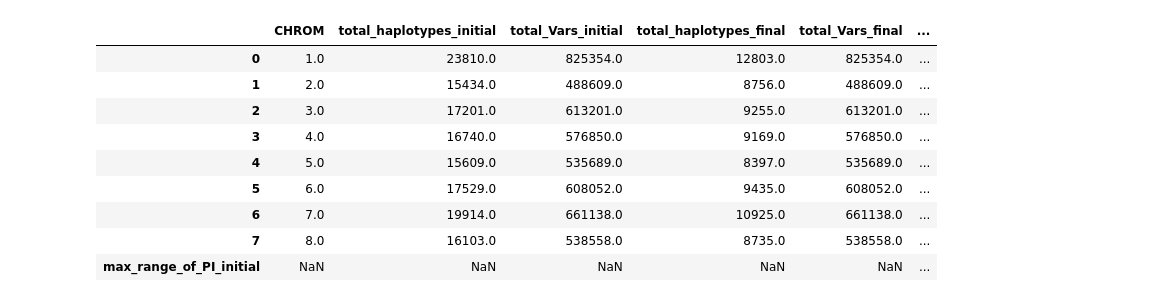
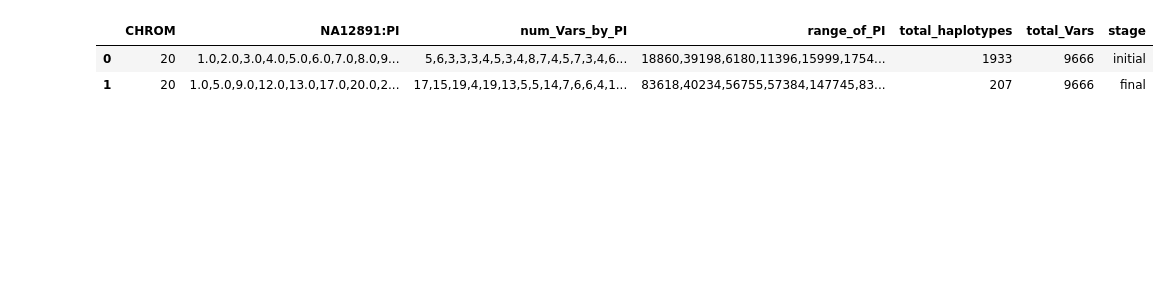
Before and after one commit to everestial/phase-extender, a Jupyter notebook: quickstart.ipynb, the cells around one changed output. Cells and saved outputs as stored; diff of their text form; code cells hidden in the pictures; blank space fills up the shorter version.

```diff
--- a/quickstart.ipynb
+++ b/quickstart.ipynb
@@ -130,13 +57,8 @@ metrics_df_merged
-# %%
-metrics_df_merged.to_csv('tempdir/sp76_modified/metrics.csv', index=False)
-# %% [output]
-|  | CHROM | total_haplotypes_initial | total_Vars_initial | total_haplotypes_final | total_Vars_final | ... |
-| 0 | 1.0 | 23810.0 | 825354.0 | 12803.0 | 825354.0 | ... |
-| 1 | 2.0 | 15434.0 | 488609.0 | 8756.0 | 488609.0 | ... |
-| 2 | 3.0 | 17201.0 | 613201.0 | 9255.0 | 613201.0 | ... |
-| 3 | 4.0 | 16740.0 | 576850.0 | 9169.0 | 576850.0 | ... |
-| 4 | 5.0 | 15609.0 | 535689.0 | 8397.0 | 535689.0 | ... |
-| 5 | 6.0 | 17529.0 | 608052.0 | 9435.0 | 608052.0 | ... |
-| 6 | 7.0 | 19914.0 | 661138.0 | 10925.0 | 661138.0 | ... |
-| 7 | 8.0 | 16103.0 | 538558.0 | 8735.0 | 538558.0 | ... |
-| max_range_of_PI_initial | NaN | NaN | NaN | NaN | NaN | ... |
+# %%
+concat_df = pd.concat([initial_hap_df, final_hap_df], ignore_index=True)
+concat_df["stage"] = ["initial", "final"]
+concat_df
+# %% [output]
+|  | CHROM | NA12891:PI | num_Vars_by_PI | range_of_PI | total_haplotypes | total_Vars | stage |
+| 0 | 20 | 1.0,2.0,3.0,4.0,5.0,6.0,7.0,8.0,9... | 5,6,3,3,3,4,5,3,4,8,7,4,5,7,3,4,6... | 18860,39198,6180,11396,15999,1754... | 1933 | 9666 | initial |
+| 1 | 20 | 1.0,5.0,9.0,12.0,13.0,17.0,20.0,2... | 17,15,19,4,19,13,5,5,14,7,6,6,4,1... | 83618,40234,56755,57384,147745,83... | 207 | 9666 | final |
```
Also changed, not shown: parts of 17 cells of this notebook.
